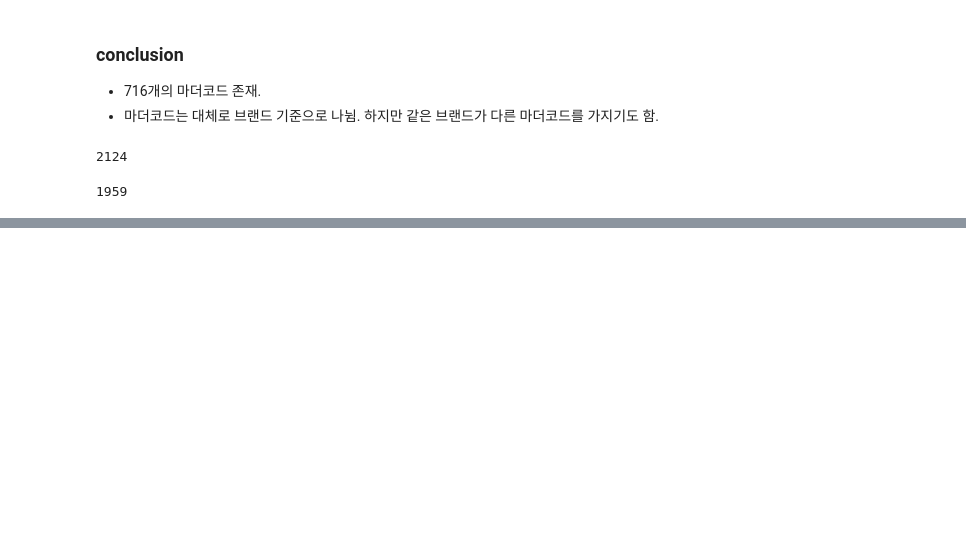
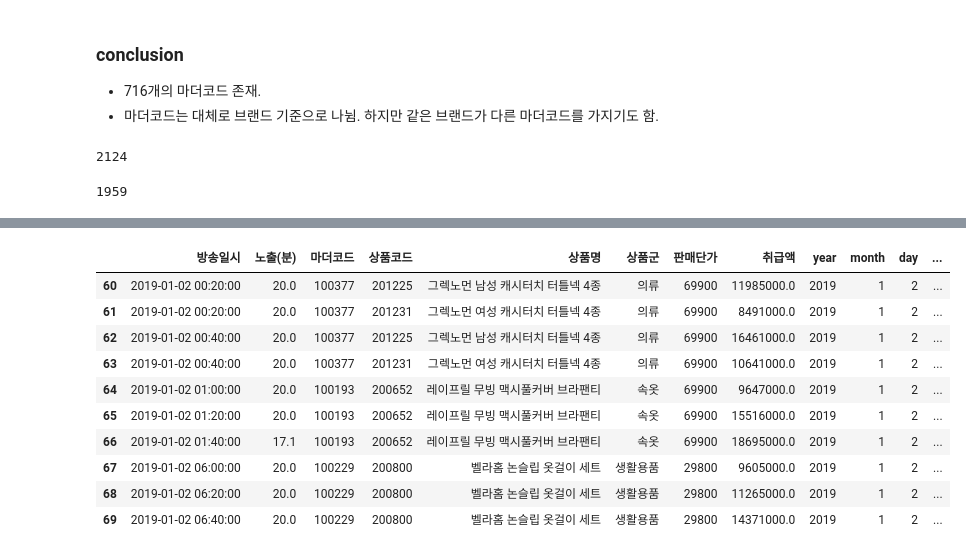
Before and after one commit to Yeeun-Lee/big_contest_2020, a Jupyter notebook: Data_review_yeji.ipynb, the cells around one changed output, grey strips where cells are left out. Cells and saved outputs as stored; diff of their text form; code cells hidden in the pictures; blank space fills up the shorter version.

```diff
--- a/Data_review_yeji.ipynb
+++ b/Data_review_yeji.ipynb
@@ -2,8 +2,8 @@
 import pandas as pd
 import numpy as np
 # %%
-performance = pd.read_excel('performance.xlsx', header=1 )
-performance
+pf = pd.read_excel('performance.xlsx', header=1 )
+pf
 # %% [output]
 |  | 방송일시 | 노출(분) | 마더코드 | 상품코드 | 상품명 | 상품군 | 판매단가 | 취급액 |
 | 0 | 2019-01-01 06:00:00 | 20.000000 | 100346 | 201072 | 테이트 남성 셀린니트3종 | 의류 | 39900 | 2099000.0 |
@@ -19,12 +19,12 @@ performance
 | 38308 | 2020-01-01 01:40:00 | 17.166667 | 100490 | 201478 | 더케이 예다함 상조서비스(티포트) | 무형 | 0 | NaN |
 38309 rows × 8 columns
 # %%
-performance['year'] = performance['방송일시'].map(lambda x: x.year)
-performance['month'] = performance['방송일시'].map(lambda x: x.month)
-performance['day'] = performance['방송일시'].map(lambda x: x.day)
-performance['time'] = performance['방송일시'].map(lambda x: x.time())
+pf['year'] = pf['방송일시'].map(lambda x: x.year)
+pf['month'] = pf['방송일시'].map(lambda x: x.month)
+pf['day'] = pf['방송일시'].map(lambda x: x.day)
+pf['time'] = pf['방송일시'].map(lambda x: x.time())
 
-performance
+pf
 # %% [output]
 |  | 방송일시 | 노출(분) | 마더코드 | 상품코드 | 상품명 | 상품군 | 판매단가 | 취급액 | year | month | day | ... |
 | 0 | 2019-01-01 06:00:00 | 20.000000 | 100346 | 201072 | 테이트 남성 셀린니트3종 | 의류 | 39900 | 2099000.0 | 2019 | 1 | 1 | ... |
@@ -120,0 +124,3 @@ len(code_price)
+# %%
+pf['weekday'] = pf['방송일시'].dt.dayofweek
+pf.head()
@@ -120,0 +134,18 @@ len(code_price)
+# %%
+pf.loc[pf['노출(분)'].isnull(), '노출(분)'] = \
+              pf.loc[pf['노출(분)'].isnull(), '방송일시'].map(pf.loc[pf['노출(분)'].notnull()]\
+                                                      .set_index('방송일시')['노출(분)'])
+# %%
+pf[60:70]
+# %% [output]
+|  | 방송일시 | 노출(분) | 마더코드 | 상품코드 | 상품명 | 상품군 | 판매단가 | 취급액 | year | month | day | ... |
+| 60 | 2019-01-02 00:20:00 | 20.0 | 100377 | 201225 | 그렉노먼 남성 캐시터치 터틀넥 4종 | 의류 | 69900 | 11985000.0 | 2019 | 1 | 2 | ... |
+| 61 | 2019-01-02 00:20:00 | 20.0 | 100377 | 201231 | 그렉노먼 여성 캐시터치 터틀넥 4종 | 의류 | 69900 | 8491000.0 | 2019 | 1 | 2 | ... |
+| 62 | 2019-01-02 00:40:00 | 20.0 | 100377 | 201225 | 그렉노먼 남성 캐시터치 터틀넥 4종 | 의류 | 69900 | 16461000.0 | 2019 | 1 | 2 | ... |
+| 63 | 2019-01-02 00:40:00 | 20.0 | 100377 | 201231 | 그렉노먼 여성 캐시터치 터틀넥 4종 | 의류 | 69900 | 10641000.0 | 2019 | 1 | 2 | ... |
+| 64 | 2019-01-02 01:00:00 | 20.0 | 100193 | 200652 | 레이프릴 무빙 맥시풀커버 브라팬티 | 속옷 | 69900 | 9647000.0 | 2019 | 1 | 2 | ... |
+| 65 | 2019-01-02 01:20:00 | 20.0 | 100193 | 200652 | 레이프릴 무빙 맥시풀커버 브라팬티 | 속옷 | 69900 | 15516000.0 | 2019 | 1 | 2 | ... |
+| 66 | 2019-01-02 01:40:00 | 17.1 | 100193 | 200652 | 레이프릴 무빙 맥시풀커버 브라팬티 | 속옷 | 69900 | 18695000.0 | 2019 | 1 | 2 | ... |
+| 67 | 2019-01-02 06:00:00 | 20.0 | 100229 | 200800 | 벨라홈 논슬립 옷걸이 세트 | 생활용품 | 29800 | 9605000.0 | 2019 | 1 | 2 | ... |
+| 68 | 2019-01-02 06:20:00 | 20.0 | 100229 | 200800 | 벨라홈 논슬립 옷걸이 세트 | 생활용품 | 29800 | 11265000.0 | 2019 | 1 | 2 | ... |
+| 69 | 2019-01-02 06:40:00 | 20.0 | 100229 | 200800 | 벨라홈 논슬립 옷걸이 세트 | 생활용품 | 29800 | 14371000.0 | 2019 | 1 | 2 | ... |
```
Also changed, not shown: parts of 10 cells of this notebook, 1 other file.
